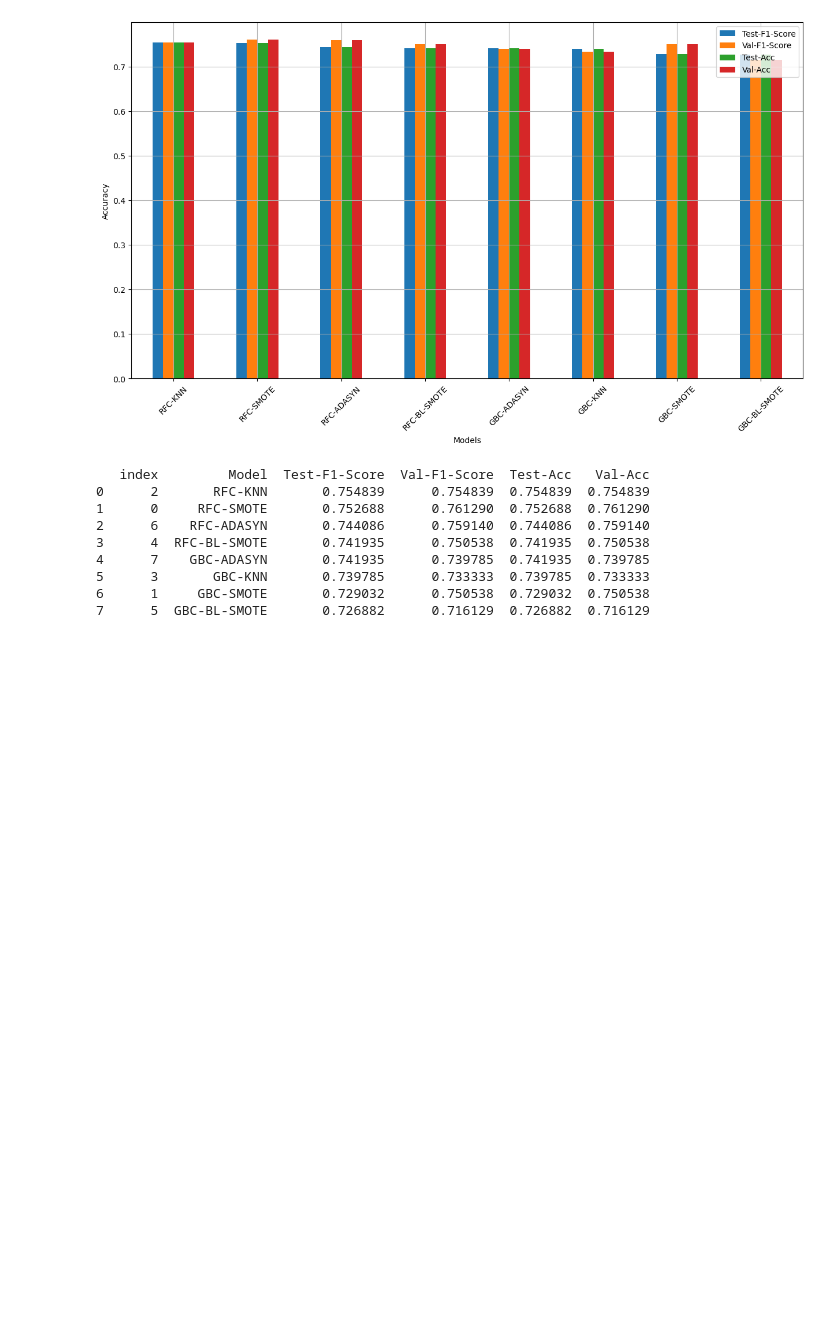
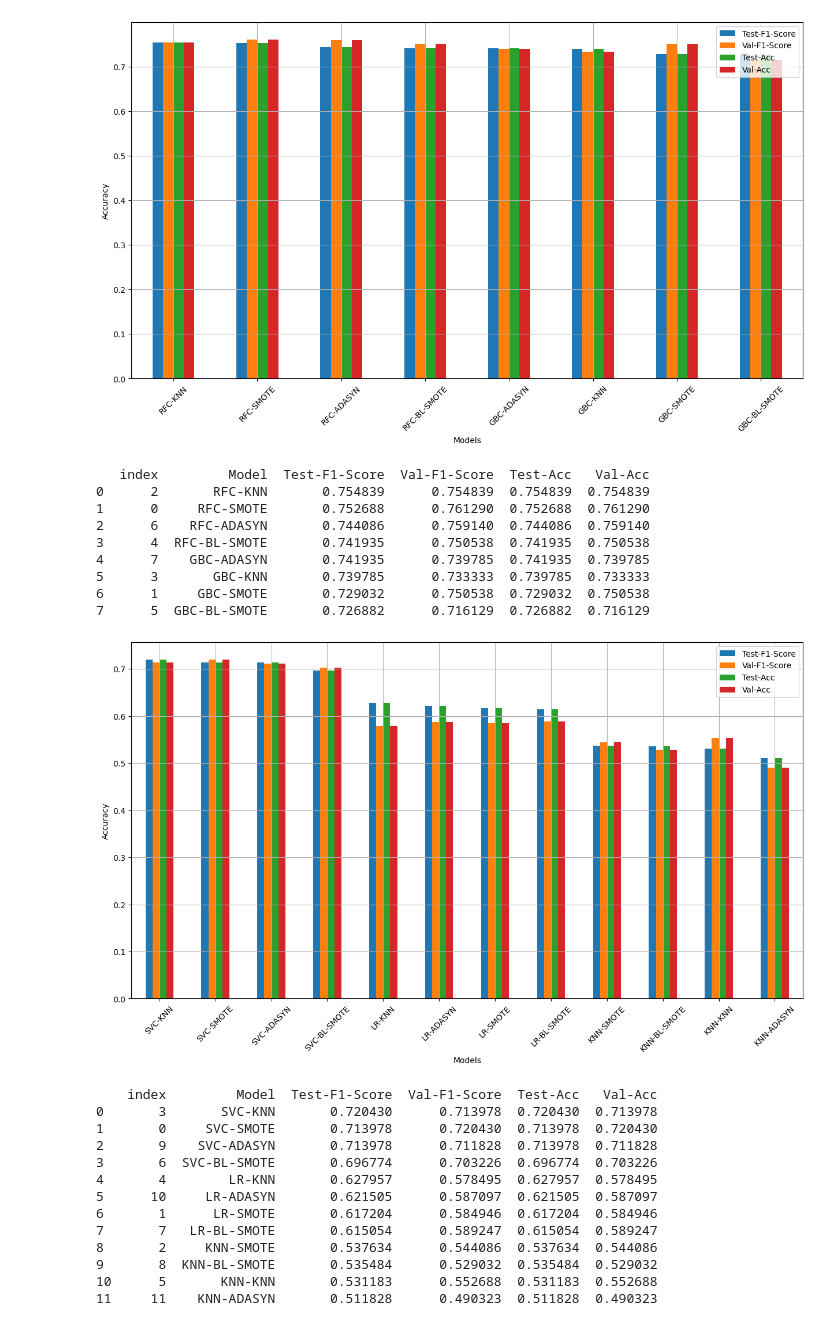
Before and after one commit to MaukanMir/Netflix-Sentiment-Classification-Two, a Jupyter notebook: training.ipynb, the cells around one changed output. Saved outputs shown, nothing was run; the diff lists cells and outputs as text; code cells hidden in the pictures; blank space fills up the shorter version.

Commit message:
models are not performing well

```diff
--- a/training.ipynb
+++ b/training.ipynb
@@ -420,7 +420,22 @@ test_predictions(sampling_model_names, sampling_models, model_names, models, X_p
 6      1     GBC-SMOTE       0.729032      0.750538  0.729032  0.750538
 7      5  GBC-BL-SMOTE       0.726882      0.716129  0.726882  0.716129
 # %%
-model_names = ["SVC", "LR"]
+model_names = ["SVC", "LR", "KNN"]
 models = grab_selected_models(model_names)
 
 test_predictions(sampling_model_names, sampling_models, model_names, models, X_processed, y_encoded)
+# %% [output]
+[figure, added]
+    index         Model  Test-F1-Score  Val-F1-Score  Test-Acc   Val-Acc
+0       3       SVC-KNN       0.720430      0.713978  0.720430  0.713978
+1       0     SVC-SMOTE       0.713978      0.720430  0.713978  0.720430
+2       9    SVC-ADASYN       0.713978      0.711828  0.713978  0.711828
+3       6  SVC-BL-SMOTE       0.696774      0.703226  0.696774  0.703226
+4       4        LR-KNN       0.627957      0.578495  0.627957  0.578495
+5      10     LR-ADASYN       0.621505      0.587097  0.621505  0.587097
+6       1      LR-SMOTE       0.617204      0.584946  0.617204  0.584946
+7       7   LR-BL-SMOTE       0.615054      0.589247  0.615054  0.589247
+8       2     KNN-SMOTE       0.537634      0.544086  0.537634  0.544086
+9       8  KNN-BL-SMOTE       0.535484      0.529032  0.535484  0.529032
+10      5       KNN-KNN       0.531183      0.552688  0.531183  0.552688
+11     11    KNN-ADASYN       0.511828      0.490323  0.511828  0.490323
```
